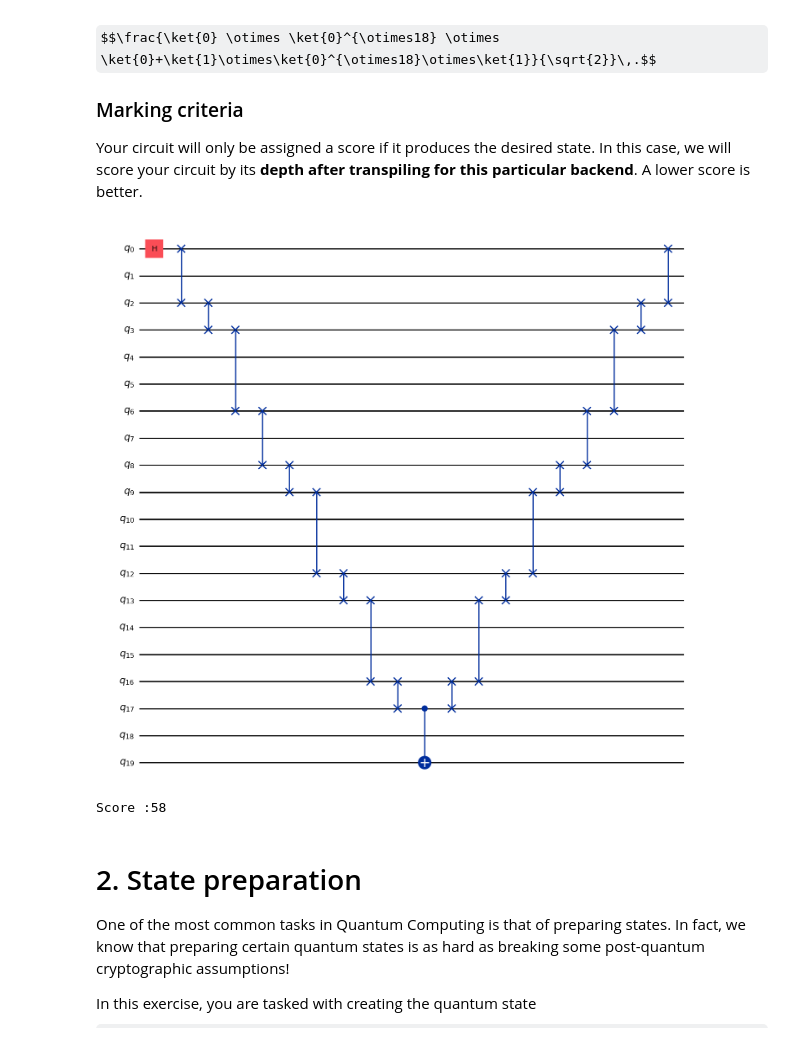
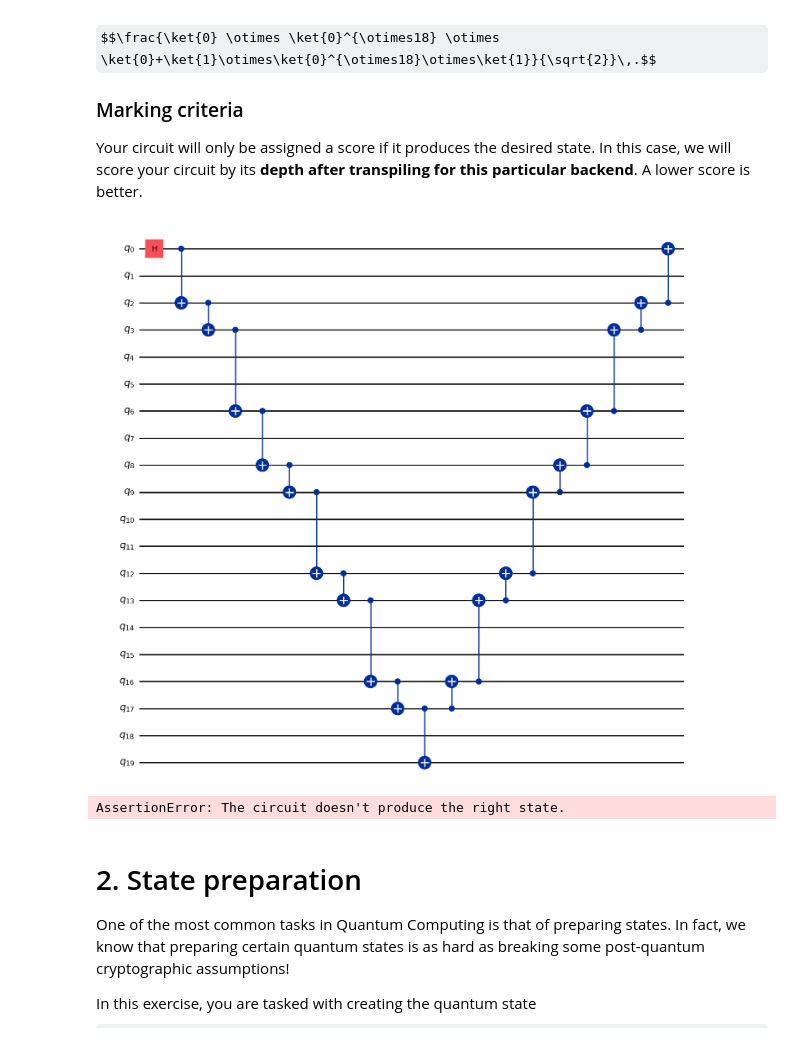
Before and after one commit to chaotiquetaurus/hackaton_interesemestre2, a Jupyter notebook: Sandbox/Question_omar.ipynb, the cells around one changed output. Saved outputs shown, nothing was run; the diff lists cells and outputs as text; code cells hidden in the pictures; some formulas as TeX source.

```diff
--- a/Sandbox/Question_omar.ipynb
+++ b/Sandbox/Question_omar.ipynb
@@ -85,17 +85,17 @@ Your circuit will only be assigned a score if it produces the desired state. In
 # %%
 # SUBMISSION CELL
 from qiskit import QuantumCircuit
 path= [0,2,3,6,8,9,12,13,16,17,19]
 qc = QuantumCircuit(20)
 qc.h(0)
 for i in range(len(path)-2):
-    qc.swap(path[i],path[i+1])
+    qc.cx(path[i],path[i+1])
 qc.cx(17,19)
 for i in range(len(path)-2,0,-1):
-    qc.swap(path[i],path[i-1])
+    qc.cx(path[i],path[i-1])
 qc.draw("mpl")
 # %% [output]
-[figure, old version]
+[figure, new version]
 # %%
 # SCORING CELL
 
@@ -126,7 +126,7 @@ def test_cnot_optimization(qc: QuantumCircuit, check_correctness=True) -> int:
 
 print(f"Score :{test_cnot_optimization(qc, True)}")
 # %% [output]
-Score :58
+AssertionError: The circuit doesn't produce the right state.
 # %% [markdown]
 # 2. State preparation
 
```
